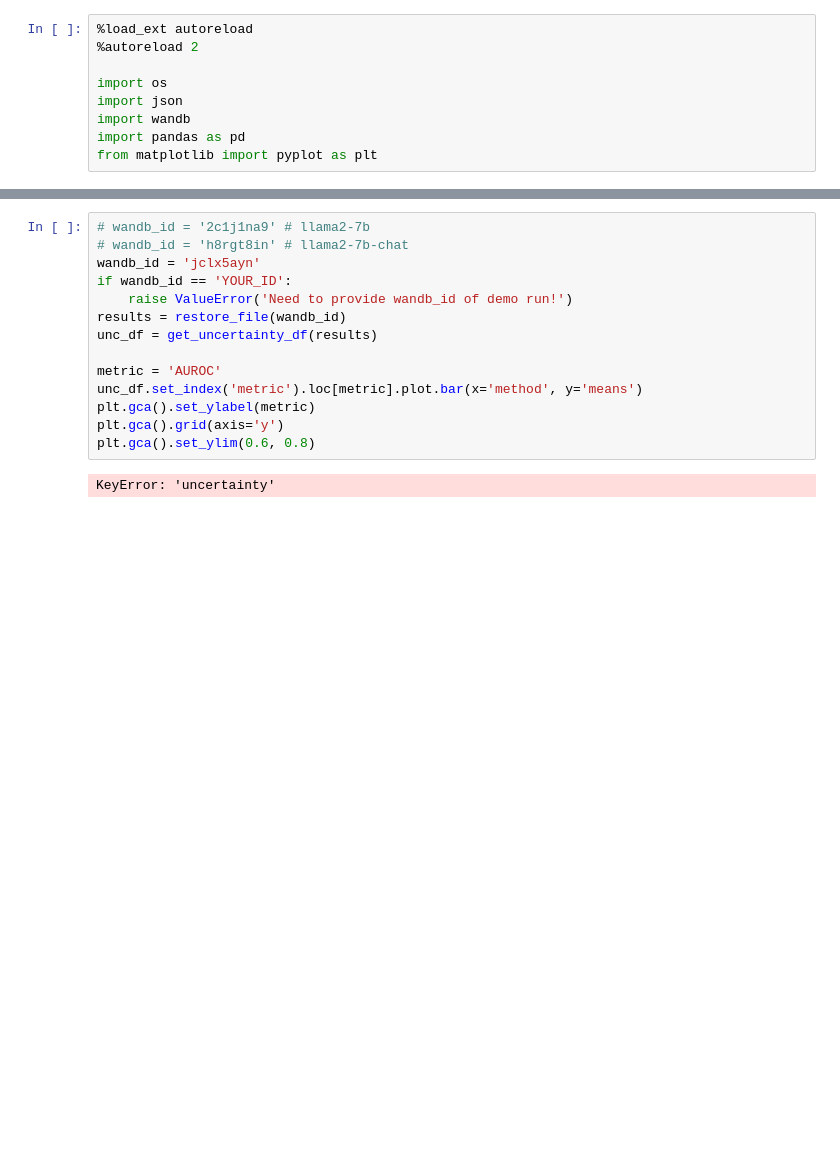
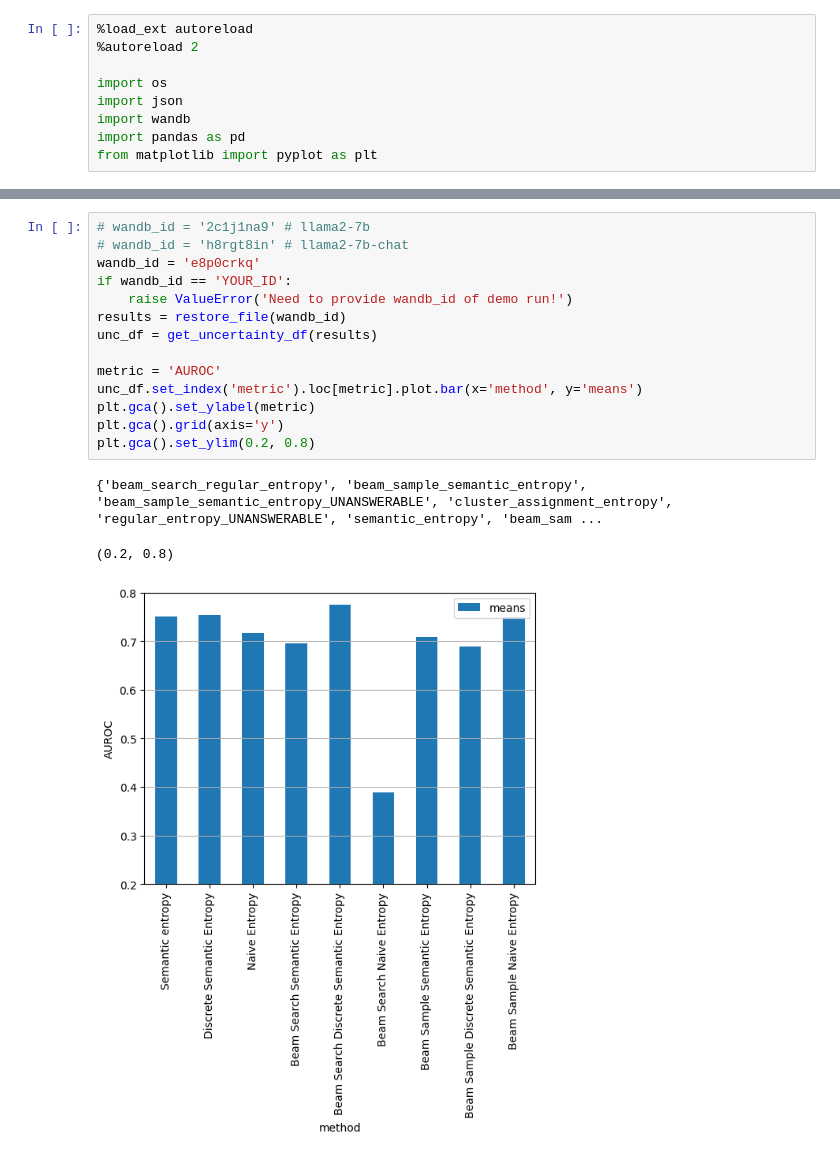
Before and after one commit to Areebol/semantic_uncertainty, a Jupyter notebook: notebooks/tmp.ipynb, the cells around one changed output, grey strips where cells are left out. Cells and saved outputs as stored; diff of their text form; blank space fills up the shorter version.

```diff
--- a/notebooks/tmp.ipynb
+++ b/notebooks/tmp.ipynb
@@ -40,19 +46,21 @@ def get_uncertainty_df(metrics):
 # %%
 # wandb_id = '2c1j1na9' # llama2-7b
 # wandb_id = 'h8rgt8in' # llama2-7b-chat
-wandb_id = 'jclx5ayn'
+wandb_id = 'e8p0crkq'
 if wandb_id == 'YOUR_ID':
     raise ValueError('Need to provide wandb_id of demo run!')
 results = restore_file(wandb_id)
 unc_df = get_uncertainty_df(results)
 
 metric = 'AUROC'
 unc_df.set_index('metric').loc[metric].plot.bar(x='method', y='means')
 plt.gca().set_ylabel(metric)
 plt.gca().grid(axis='y')
-plt.gca().set_ylim(0.6, 0.8)
+plt.gca().set_ylim(0.2, 0.8)
 # %% [output]
-KeyError: 'uncertainty'
+{'beam_search_regular_entropy', 'beam_sample_semantic_entropy', 'beam_sample_semantic_entropy_UNANSWERABLE', 'cluster_assignment_entropy', 'regular_entropy_UNANSWERABLE', 'semantic_entropy', 'beam_sam ...
+(0.2, 0.8)
+[figure, added]
 # %%
 metric = 'area_under_thresholded_accuracy'
 unc_df.set_index('metric').loc[metric].plot.bar(x='method', y='means')
```
Also changed, not shown: parts of 6 cells of this notebook, 4 other files.
